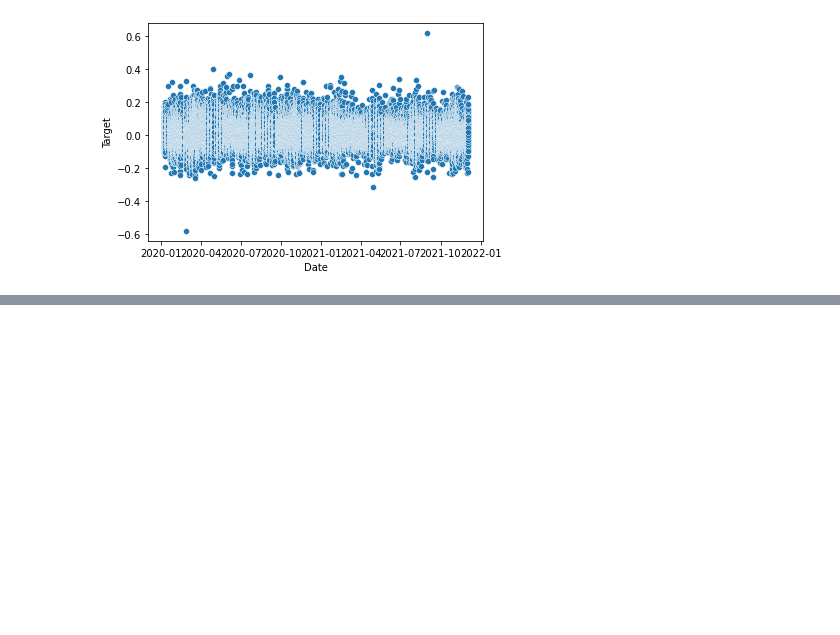
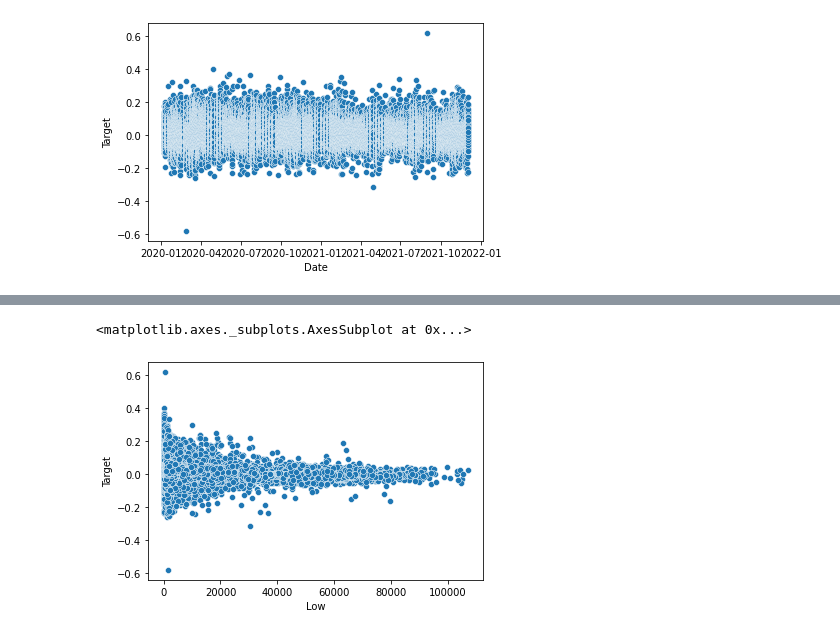
Before and after one commit to HedersonSantos/jpx_tokyo, a Jupyter notebook: jpx_tokyo_01.ipynb, the cells around one changed output, grey strips where cells are left out. Drawn from its saved outputs; the diff is of its cells as text; code cells hidden in the pictures; blank space fills up the shorter version.

```diff
--- a/jpx_tokyo_01.ipynb
+++ b/jpx_tokyo_01.ipynb
@@ -54,0 +65,5 @@ plt.show()
+# %%
+sns.scatterplot( x=dados.Low, y=dados.Target)
+# %% [output]
+<matplotlib.axes._subplots.AxesSubplot at 0x...>
+[figure, added]
```
Also changed, not shown: parts of 5 cells of this notebook.
